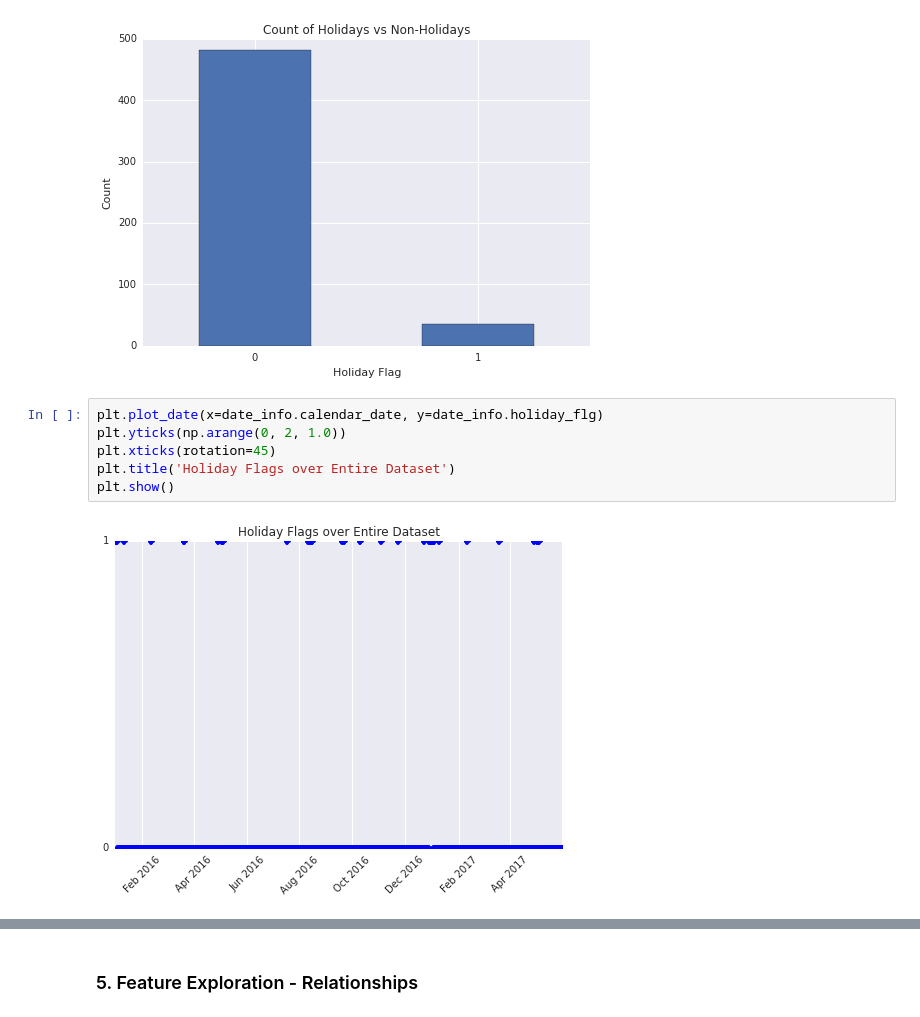
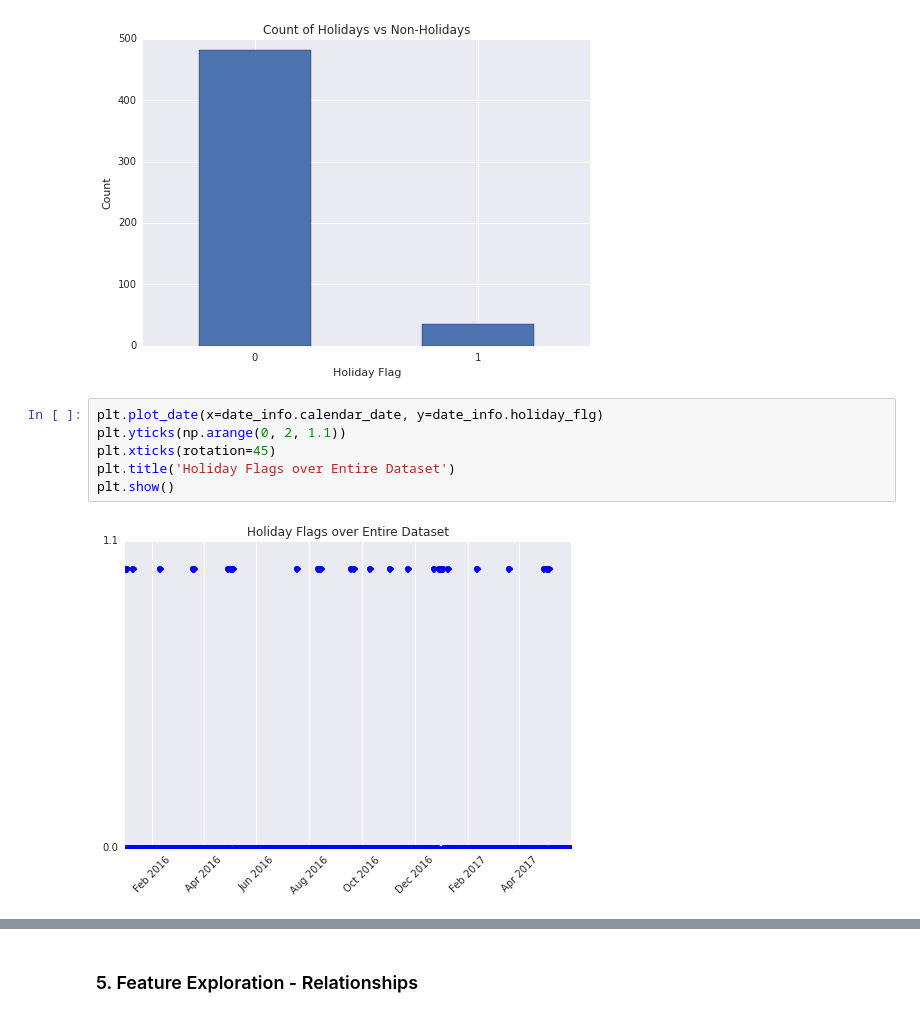
Before and after one commit to KirosG/RestaurantVisitorForecasting, a Jupyter notebook: RestaurantVisitorForecasting.ipynb, the cells around one changed output, grey strips where cells are left out. Saved outputs shown, nothing was run; the diff lists cells and outputs as text.

```diff
--- a/RestaurantVisitorForecasting.ipynb
+++ b/RestaurantVisitorForecasting.ipynb
@@ -472,12 +465,12 @@ plt.show()
 [figure]
 # %%
 plt.plot_date(x=date_info.calendar_date, y=date_info.holiday_flg)
-plt.yticks(np.arange(0, 2, 1.0))
+plt.yticks(np.arange(0, 2, 1.1))
 plt.xticks(rotation=45)
 plt.title('Holiday Flags over Entire Dataset')
 plt.show()
 # %% [output]
-[figure, old version]
+[figure, new version]
 # %%
 date_sub = date_info[date_info.calendar_date > '2017-04-15']
 date_sub = date_sub[date_sub.calendar_date < '2017-06-01']
```
Also changed, not shown: parts of 40 cells of this notebook, 1 other file.
